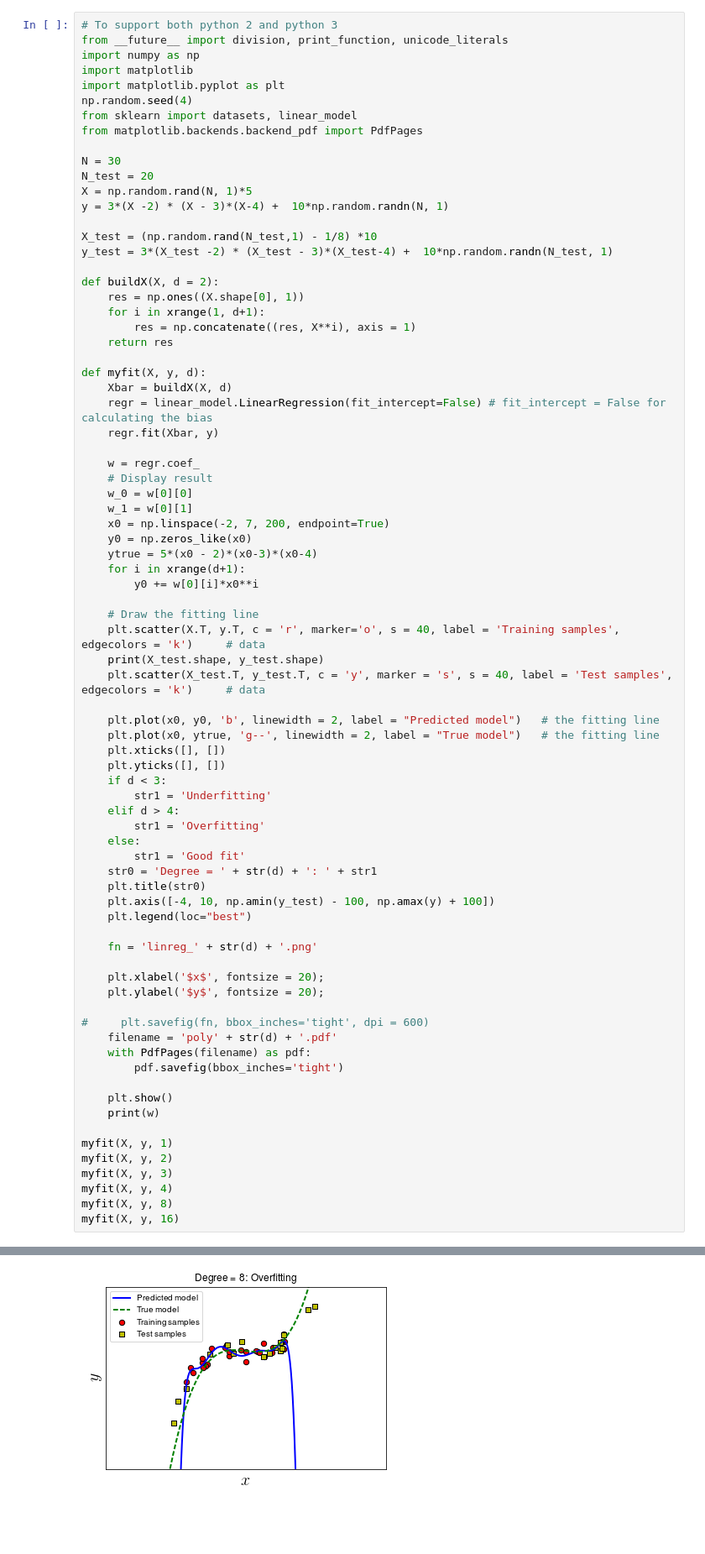
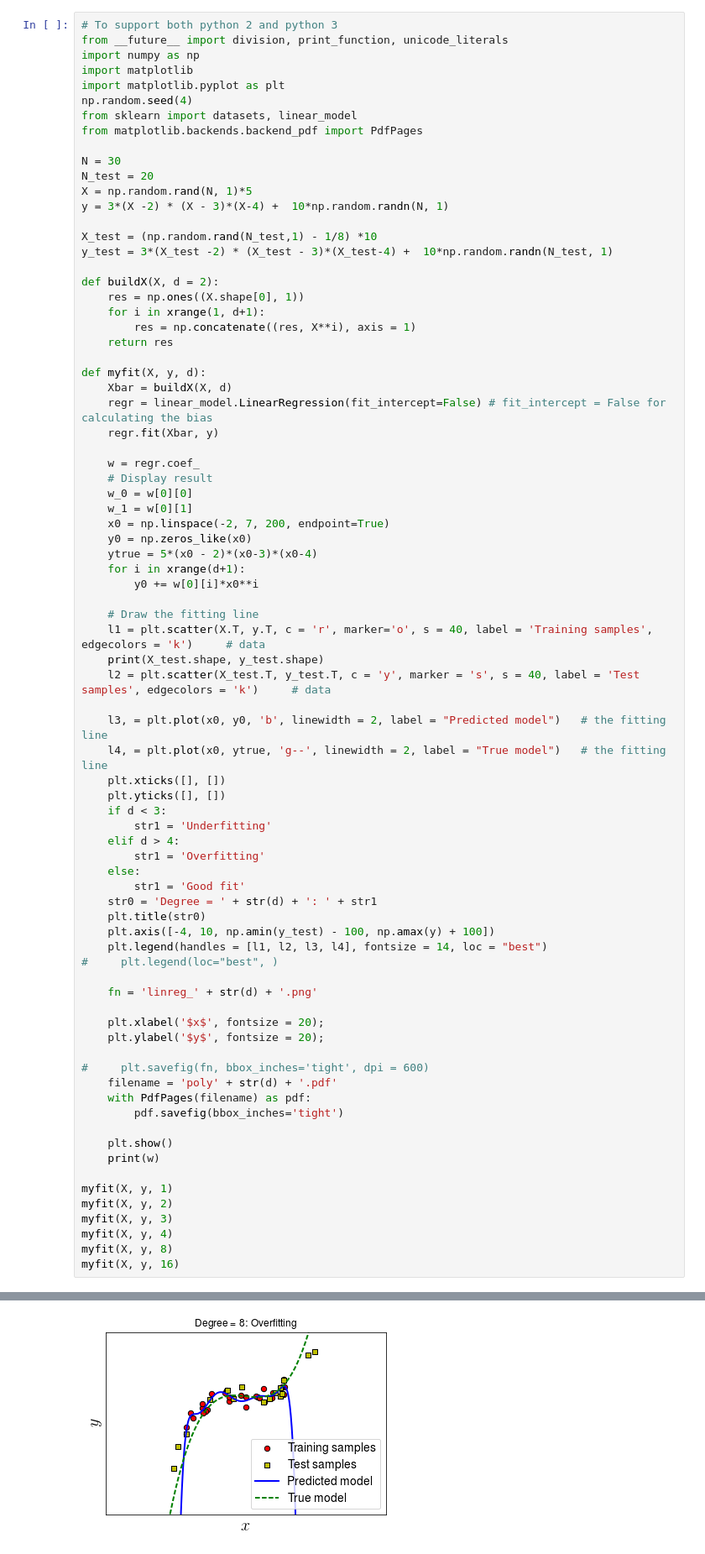
Before and after one commit to tiepvupsu/ebookML_src, a Jupyter notebook: src/overfitting/Polynomial Regression.ipynb, the cells around one changed output, grey strips where cells are left out. Shown at 84% size. Drawn from its saved outputs; the diff is of its cells as text; blank space fills up the shorter version.

```diff
--- a/src/overfitting/Polynomial Regression.ipynb
+++ b/src/overfitting/Polynomial Regression.ipynb
@@ -44,12 +44,12 @@ def myfit(X, y, d):
         y0 += w[0][i]*x0**i
 
     # Draw the fitting line
-    plt.scatter(X.T, y.T, c = 'r', marker='o', s = 40, label = 'Training samples', edgecolors = 'k')     # data
+    l1 = plt.scatter(X.T, y.T, c = 'r', marker='o', s = 40, label = 'Training samples', edgecolors = 'k')     # data
     print(X_test.shape, y_test.shape)
-    plt.scatter(X_test.T, y_test.T, c = 'y', marker = 's', s = 40, label = 'Test samples', edgecolors = 'k')     # data
+    l2 = plt.scatter(X_test.T, y_test.T, c = 'y', marker = 's', s = 40, label = 'Test samples', edgecolors = 'k')     # data
 
-    plt.plot(x0, y0, 'b', linewidth = 2, label = "Predicted model")   # the fitting line
-    plt.plot(x0, ytrue, 'g--', linewidth = 2, label = "True model")   # the fitting line
+    l3, = plt.plot(x0, y0, 'b', linewidth = 2, label = "Predicted model")   # the fitting line
+    l4, = plt.plot(x0, ytrue, 'g--', linewidth = 2, label = "True model")   # the fitting line
     plt.xticks([], [])
     plt.yticks([], [])
     if d < 3:
@@ -61,7 +61,8 @@ def myfit(X, y, d):
     str0 = 'Degree = ' + str(d) + ': ' + str1
     plt.title(str0)
     plt.axis([-4, 10, np.amin(y_test) - 100, np.amax(y) + 100])
-    plt.legend(loc="best")
+    plt.legend(handles = [l1, l2, l3, l4], fontsize = 14, loc = "best")
+#     plt.legend(loc="best", )
 
     fn = 'linreg_' + str(d) + '.png'
 
@@ -97,6 +98,6 @@ myfit(X, y, 16)
 [[-70.11099235  74.66197229 -24.91080481   2.11241837   0.13285956]]
 (20, 1) (20, 1)
-[figure, old version]
+[figure, new version]
 [[ -8.31452004e+01   3.47714187e+02  -1.03309551e+03   1.48372383e+03
    -1.08580923e+03   4.36091506e+02  -9.77083149e+01   1.14715264e+01
    -5.50276444e-01]]
```
Also changed, not shown: parts of 1 cell of this notebook, 8 other files.
